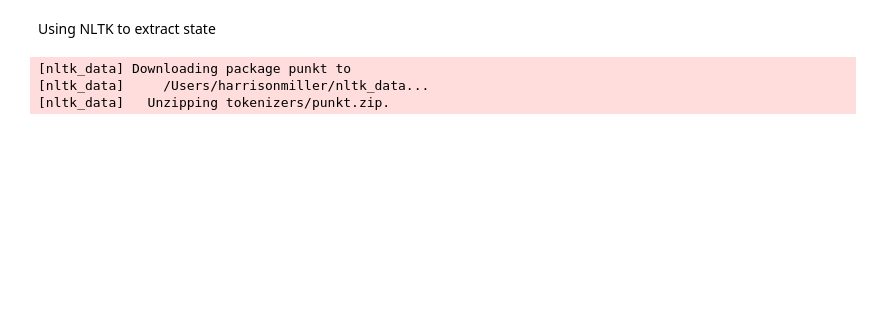
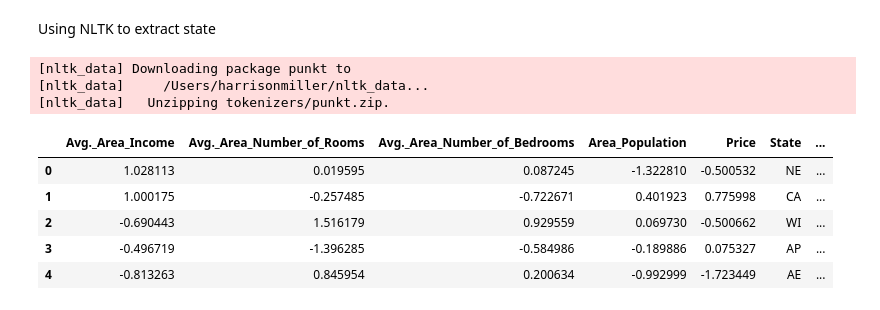
Before and after one commit to harrisonmiller13/pandas-pipeline, a Jupyter notebook: Working.ipynb, the cells around one changed output. Drawn from its saved outputs; the diff is of its cells as text; code cells hidden in the pictures; blank space fills up the shorter version.

Commit message:
added state extraction to pipeline

```diff
--- a/Working.ipynb
+++ b/Working.ipynb
@@ -134,3 +134,14 @@ pipeline_tokenize = pdp.TokenizeWords('Address')
 pipeline_state = pdp.ApplyByCols('Address', extract_state, result_columns='State')
 # %%
 pipeline_state_extract = pipeline_tokenize + pipeline_state
+# %%
+df6 = pipeline_state_extract(df5)
+# %%
+df6.head()
+# %% [output]
+|  | Avg._Area_Income | Avg._Area_Number_of_Rooms | Avg._Area_Number_of_Bedrooms | Area_Population | Price | State | ... |
+| 0 | 1.028113 | 0.019595 | 0.087245 | -1.322810 | -0.500532 | NE | ... |
+| 1 | 1.000175 | -0.257485 | -0.722671 | 0.401923 | 0.775998 | CA | ... |
+| 2 | -0.690443 | 1.516179 | 0.929559 | 0.069730 | -0.500662 | WI | ... |
+| 3 | -0.496719 | -1.396285 | -0.584986 | -0.189886 | 0.075327 | AP | ... |
+| 4 | -0.813263 | 0.845954 | 0.200634 | -0.992999 | -1.723449 | AE | ... |
```
